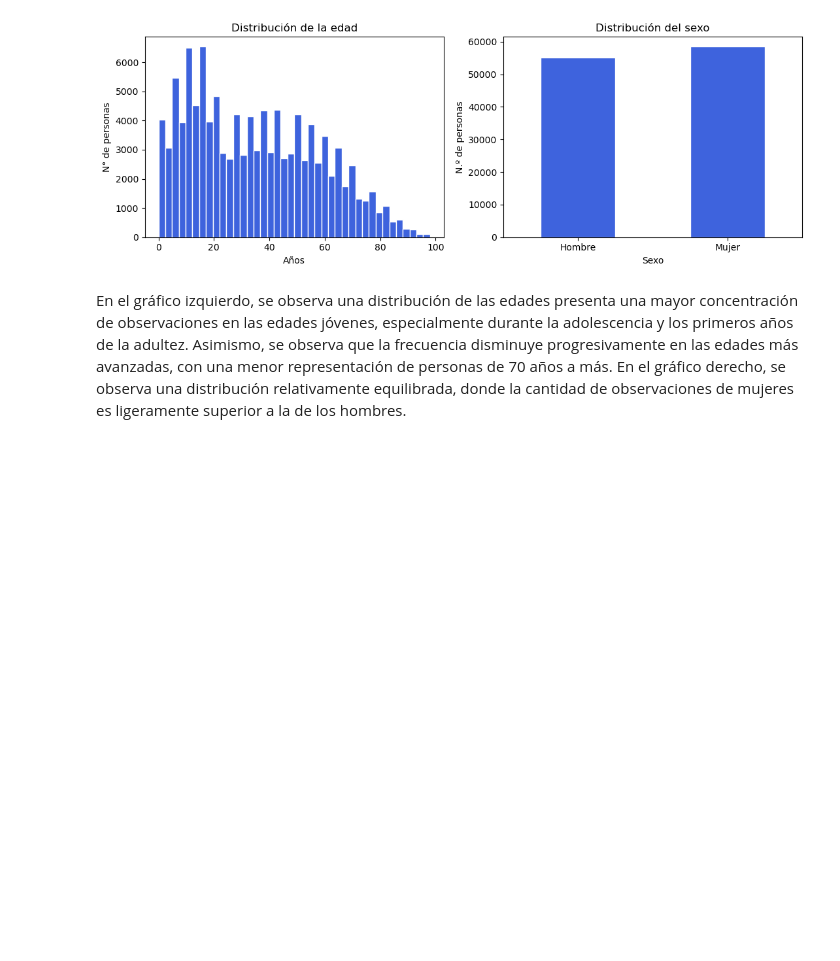
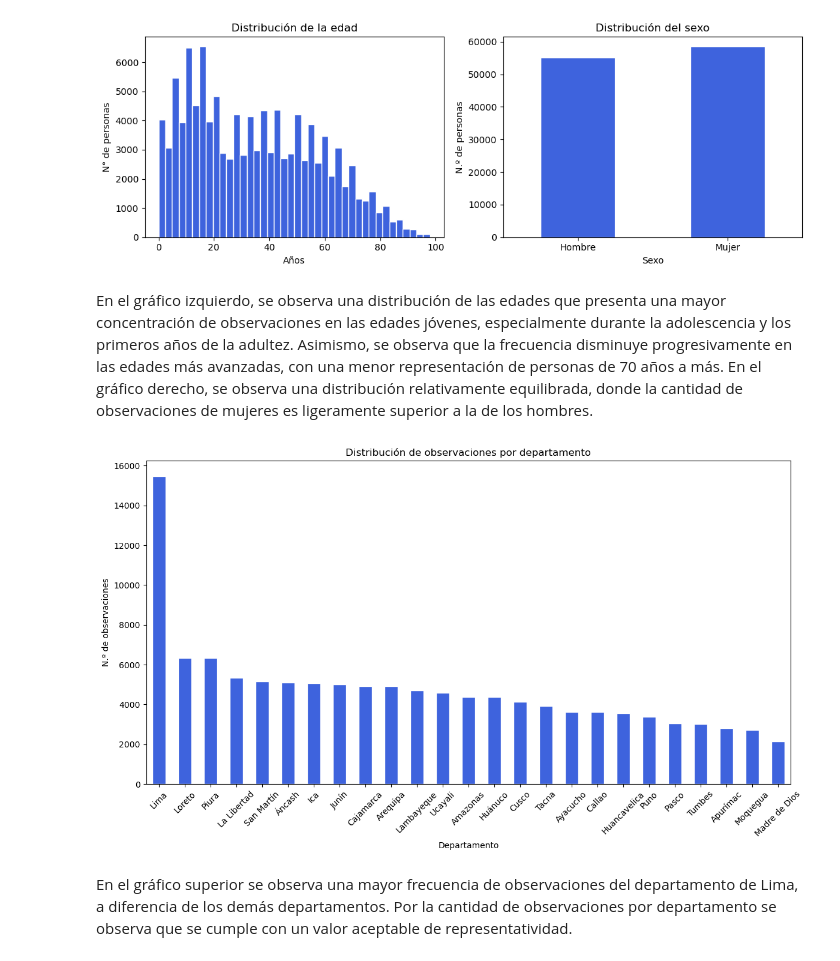
Before and after one commit to HaVi2404/Maestria_proyecto, a Jupyter notebook: notebooks/EDA.ipynb, the cells around one changed output. Drawn from its saved outputs; the diff is of its cells as text; code cells hidden in the pictures; blank space fills up the shorter version.

```diff
--- a/notebooks/EDA.ipynb
+++ b/notebooks/EDA.ipynb
@@ -148,5 +177,75 @@ plt.show()
 # %% [output]
 [figure]
 # %% [markdown]
-En el gráfico izquierdo, se observa una distribución de las edades presenta una mayor concentración de observaciones en las edades jóvenes, especialmente durante la adolescencia y los primeros años de la adultez. Asimismo, se observa que la frecuencia disminuye progresivamente en las edades más avanzadas, con una menor representación de personas de 70 años a más.
+En el gráfico izquierdo, se observa una distribución de las edades que presenta una mayor concentración de observaciones en las edades jóvenes, especialmente durante la adolescencia y los primeros años de la adultez. Asimismo, se observa que la frecuencia disminuye progresivamente en las edades más avanzadas, con una menor representación de personas de 70 años a más.
 En el gráfico derecho, se observa una distribución relativamente equilibrada, donde la cantidad de observaciones de mujeres es ligeramente superior a la de los hombres.
+# %%
+# 1. Convertir UBIGEO a texto para conservar los ceros iniciales
+base["UBIGEO"] = (
+    base["UBIGEO"]
+    .astype("Int64")
+    .astype("string")
+    .str.zfill(6)
+)
+
+# 2. Extraer el código del departamento
+base["COD_DEP"] = base["UBIGEO"].str[:2]
+
+# 3. Diccionario de departamentos del Perú
+departamentos = {
+    "01": "Amazonas",
+    "02": "Áncash",
+    "03": "Apurímac",
+    "04": "Arequipa",
+    "05": "Ayacucho",
+    "06": "Cajamarca",
+    "07": "Callao",
+    "08": "Cusco",
+    "09": "Huancavelica",
+    "10": "Huánuco",
+    "11": "Ica",
+    "12": "Junín",
+    "13": "La Libertad",
+    "14": "Lambayeque",
+    "15": "Lima",
+    "16": "Loreto",
+    "17": "Madre de Dios",
+    "18": "Moquegua",
+    "19": "Pasco",
+    "20": "Piura",
+    "21": "Puno",
+    "22": "San Martín",
+    "23": "Tacna",
+    "24": "Tumbes",
+    "25": "Ucayali"
+}
+
+# 4. Asignar el nombre del departamento
+base["DEPARTAMENTO"] = base["COD_DEP"].map(departamentos)
+
+# 5. Calcular la frecuencia por departamento
+frecuencias = base["DEPARTAMENTO"].value_counts().sort_values(
+    ascending=False
+)
+
+# 6. Graficar la distribución
+fig, ax = plt.subplots(figsize=(12, 7))
+
+frecuencias.plot(
+    kind="bar",
+    color="#3E63DD",
+    edgecolor="white",
+    ax=ax
+)
+
+ax.set_title("Distribución de observaciones por departamento")
+ax.set_xlabel("Departamento")
+ax.set_ylabel("N.º de observaciones")
+ax.tick_params(axis="x", rotation=45)
+
+plt.tight_layout()
+plt.show()
+# %% [output]
+[figure, added]
+# %% [markdown]
+En el gráfico superior se observa una mayor frecuencia de observaciones del departamento de Lima, a diferencia de los demás departamentos. Por la cantidad de observaciones por departamento se observa que se cumple con un valor aceptable de representatividad.
```
Also changed, not shown: parts of 1 cell of this notebook.
